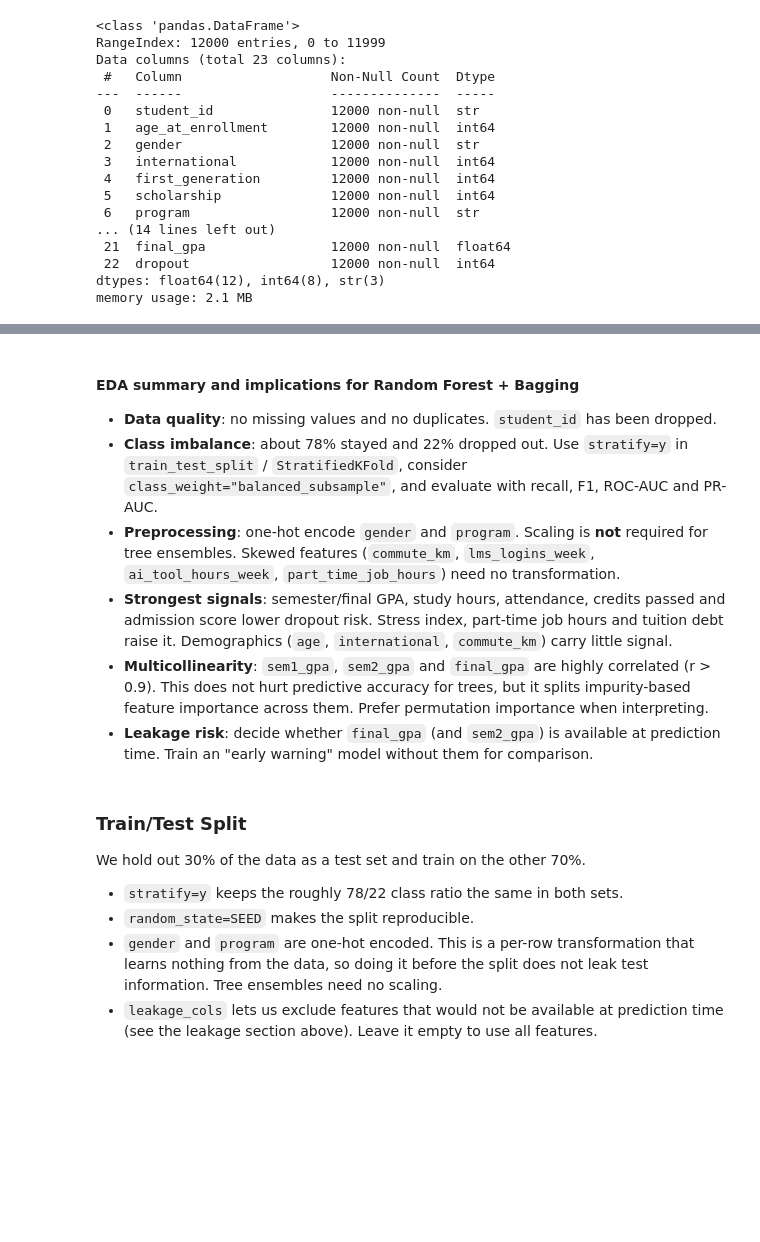
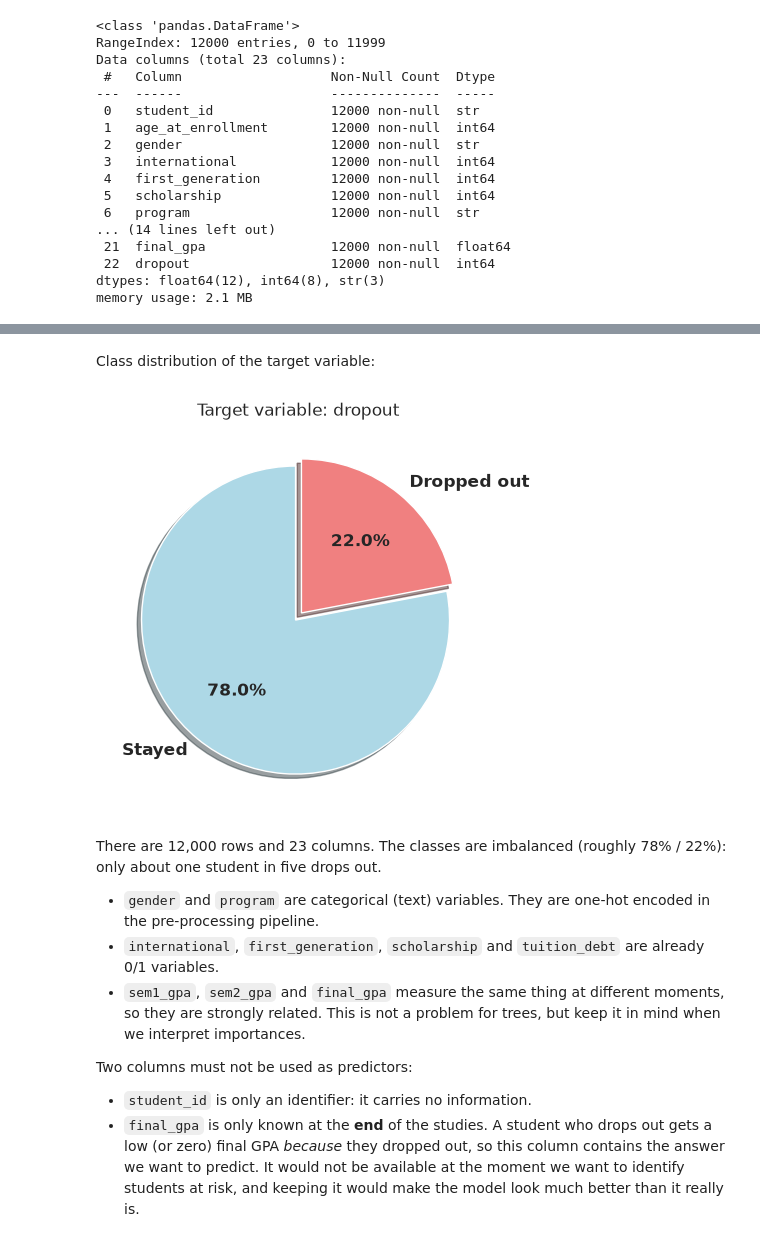
Before and after one commit to EnricoCecchini/ML2_Group_Assignment, a Jupyter notebook: notebook.ipynb, the cells around one changed output, grey strips where cells are left out. Saved outputs shown, nothing was run; the diff lists cells and outputs as text; code cells hidden in the pictures; blank space fills up the shorter version.

```diff
--- a/notebook.ipynb
+++ b/notebook.ipynb
@@ -57,14 +79,0 @@ The dataset has 12,000 students and 23 columns:
-# %%
-import matplotlib.pyplot as plt
-
-sns.set_theme(style="whitegrid")
-pd.set_option("display.float_format", "{:.2f}".format)
-
-id_col = "student_id"
-categorical_cols = ["gender", "program"]
-binary_cols = ["international", "first_generation", "scholarship", "tuition_debt"]
-numerical_cols = [c for c in df.columns if c not in categorical_cols + binary_cols + [id_col, target]]
-
-print(f"Categorical ({len(categorical_cols)}): {categorical_cols}")
-print(f"Binary      ({len(binary_cols)}): {binary_cols}")
-print(f"Numerical   ({len(numerical_cols)}): {numerical_cols}")
@@ -90,3 +79,0 @@ Unique student_id: 12000 / 12000
-# %%
-df = df.drop(columns=id_col)
-df.describe().T
@@ -369,15 +79,0 @@ plt.show()
-# %% [markdown]
-#### EDA summary and implications for Random Forest + Bagging
-- **Data quality**: no missing values and no duplicates. `student_id` has been dropped.
-- **Class imbalance**: about 78% stayed and 22% dropped out. Use `stratify=y` in `train_test_split` / `StratifiedKFold`, consider `class_weight="balanced_subsample"`, and evaluate with recall, F1, ROC-AUC and PR-AUC.
-- **Preprocessing**: one-hot encode `gender` and `program`. Scaling is **not** required for tree ensembles. Skewed features (`commute_km`, `lms_logins_week`, `ai_tool_hours_week`, `part_time_job_hours`) need no transformation.
-- **Strongest signals**: semester/final GPA, study hours, attendance, credits passed and admission score lower dropout risk. Stress index, part-time job hours and tuition debt raise it. Demographics (`age`, `international`, `commute_km`) carry little signal.
-- **Multicollinearity**: `sem1_gpa`, `sem2_gpa` and `final_gpa` are highly correlated (r > 0.9). This does not hurt predictive accuracy for trees, but it splits impurity-based feature importance across them. Prefer permutation importance when interpreting.
-- **Leakage risk**: decide whether `final_gpa` (and `sem2_gpa`) is available at prediction time. Train an "early warning" model without them for comparison.
-# %% [markdown]
-### Train/Test Split
-We hold out 30% of the data as a test set and train on the other 70%.
-- `stratify=y` keeps the roughly 78/22 class ratio the same in both sets.
-- `random_state=SEED` makes the split reproducible.
-- `gender` and `program` are one-hot encoded. This is a per-row transformation that learns nothing from the data, so doing it before the split does not leak test information. Tree ensembles need no scaling.
-- `leakage_cols` lets us exclude features that would not be available at prediction time (see the leakage section above). Leave it empty to use all features.
@@ -406,0 +80,31 @@ pd.DataFrame({
+# %% [markdown]
+Class distribution of the target variable:
+# %%
+target = "dropout"
+
+counts = df[target].value_counts().sort_index()   # class 0 first, then class 1
+labels_custom = ["Stayed", "Dropped out"]
+
+fig, ax = plt.subplots(figsize=(5, 5))
+ax.pie(counts,
+       labels=labels_custom,
+       autopct='%1.1f%%',
+       startangle=90,
+       colors=['lightblue', 'lightcoral'],
+       explode=(0.03, 0.03),
+       shadow=True,
+       textprops={'fontsize': 12, 'fontweight': 'bold'})
+ax.set_title("Target variable: dropout")
+plt.show()
+# %% [output]
+[figure, added]
+# %% [markdown]
+There are 12,000 rows and 23 columns. The classes are imbalanced (roughly 78% / 22%): only about one student in five drops out.
+
+- `gender` and `program` are categorical (text) variables. They are one-hot encoded in the pre-processing pipeline.
+- `international`, `first_generation`, `scholarship` and `tuition_debt` are already 0/1 variables.
+- `sem1_gpa`, `sem2_gpa` and `final_gpa` measure the same thing at different moments, so they are strongly related. This is not a problem for trees, but keep it in mind when we interpret importances.
+
+Two columns must not be used as predictors:
+- `student_id` is only an identifier: it carries no information.
+- `final_gpa` is only known at the **end** of the studies. A student who drops out gets a low (or zero) final GPA *because* they dropped out, so this column contains the answer we want to predict. It would not be available at the moment we want to identify students at risk, and keeping it would make the model look much better than it really is.
```
Also changed, not shown: parts of 111 cells of this notebook, 2 other files.
